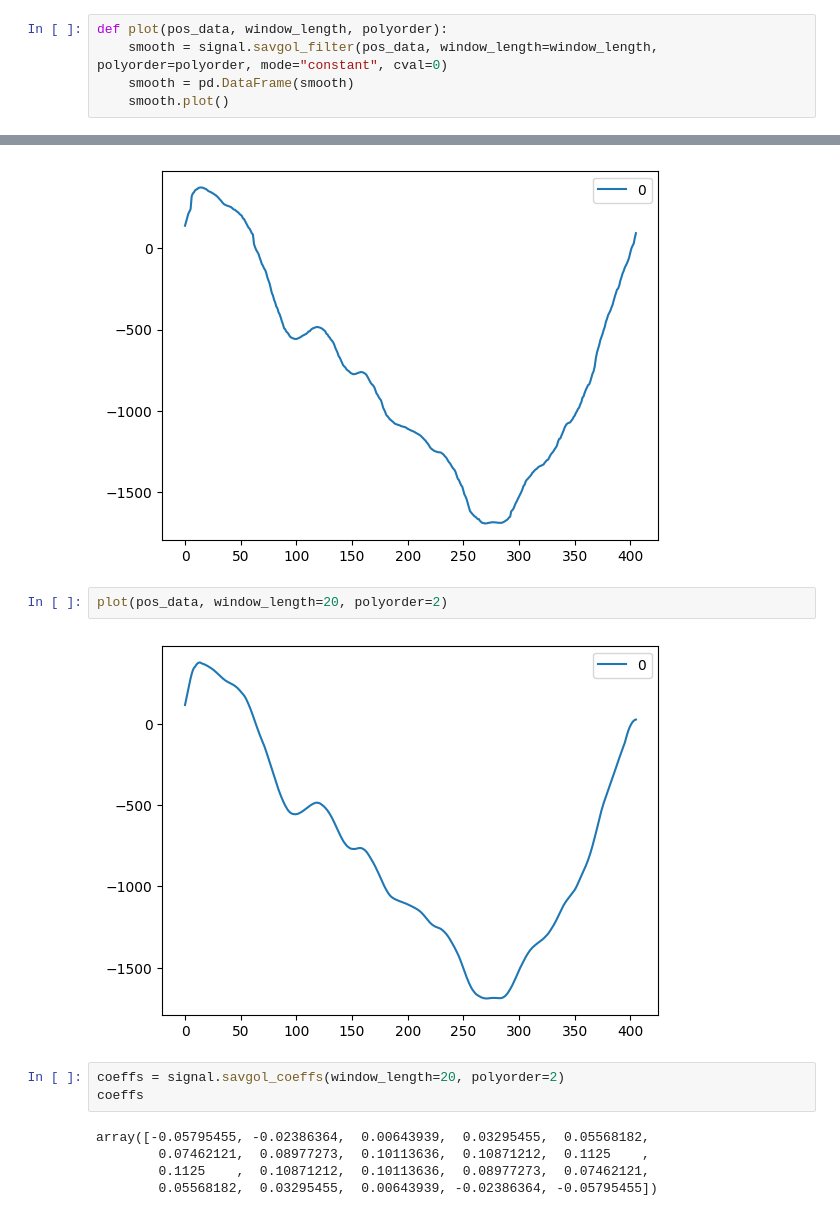
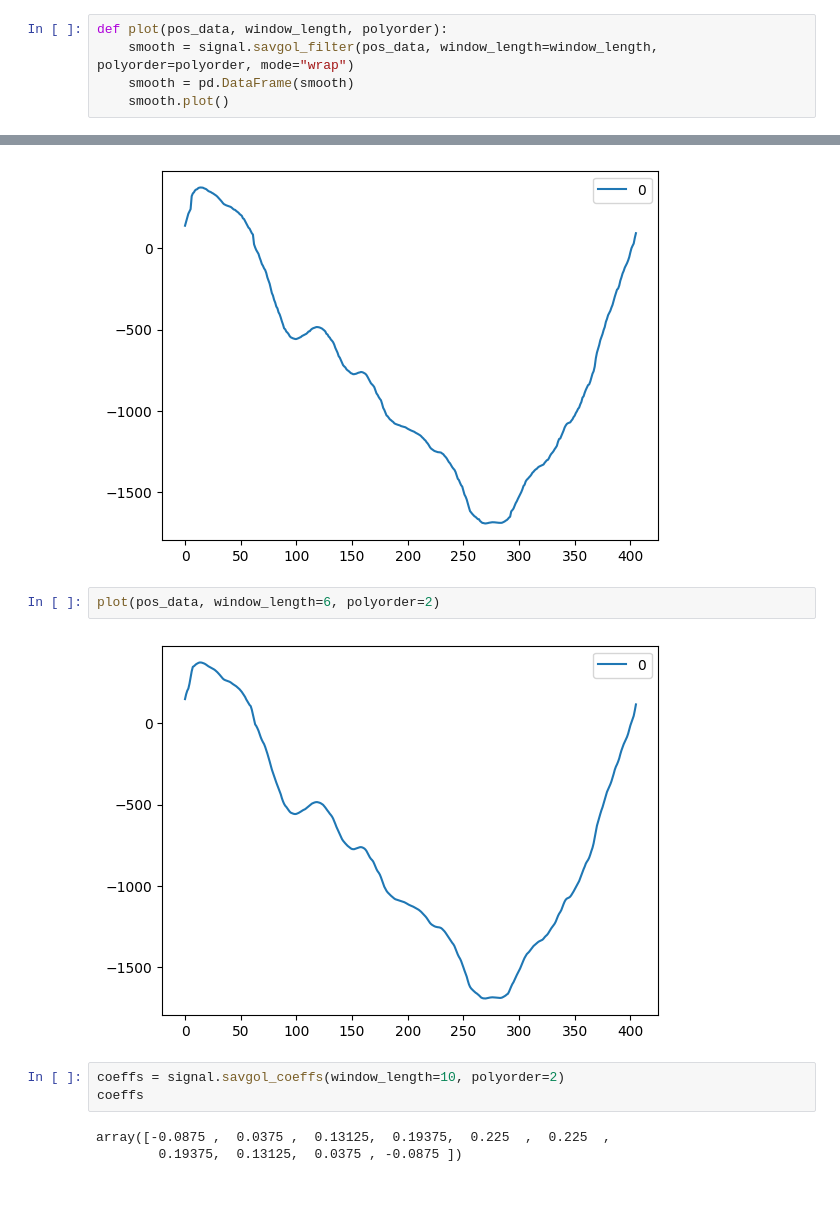
Before and after one commit to robinvvinod/Pitwall, a Jupyter notebook: smoothing_test.ipynb, the cells around one changed output, grey strips where cells are left out. Drawn from its saved outputs; the diff is of its cells as text.

```diff
--- a/smoothing_test.ipynb
+++ b/smoothing_test.ipynb
@@ -38,7 +38,7 @@ pos_data /= 10
 pos_data = pos_data.to_numpy()
 # %%
 def plot(pos_data, window_length, polyorder):
-    smooth = signal.savgol_filter(pos_data, window_length=window_length, polyorder=polyorder, mode="constant", cval=0)
+    smooth = signal.savgol_filter(pos_data, window_length=window_length, polyorder=polyorder, mode="wrap")
     smooth = pd.DataFrame(smooth)
     smooth.plot()
 # %%
@@ -56,15 +56,13 @@ raw.plot()
 <Axes: >
 [figure]
 # %%
-plot(pos_data, window_length=20, polyorder=2)
+plot(pos_data, window_length=6, polyorder=2)
 # %% [output]
-[figure, old version]
+[figure, new version]
 # %%
-coeffs = signal.savgol_coeffs(window_length=20, polyorder=2)
+coeffs = signal.savgol_coeffs(window_length=10, polyorder=2)
 coeffs
 # %% [output]
-array([-0.05795455, -0.02386364,  0.00643939,  0.03295455,  0.05568182,
-        0.07462121,  0.08977273,  0.10113636,  0.10871212,  0.1125    ,
-        0.1125    ,  0.10871212,  0.10113636,  0.08977273,  0.07462121,
-        0.05568182,  0.03295455,  0.00643939, -0.02386364, -0.05795455])
+array([-0.0875 ,  0.0375 ,  0.13125,  0.19375,  0.225  ,  0.225  ,
+        0.19375,  0.13125,  0.0375 , -0.0875 ])
 # %%
```
Also changed, not shown: parts of 4 cells of this notebook, 12 other files.
